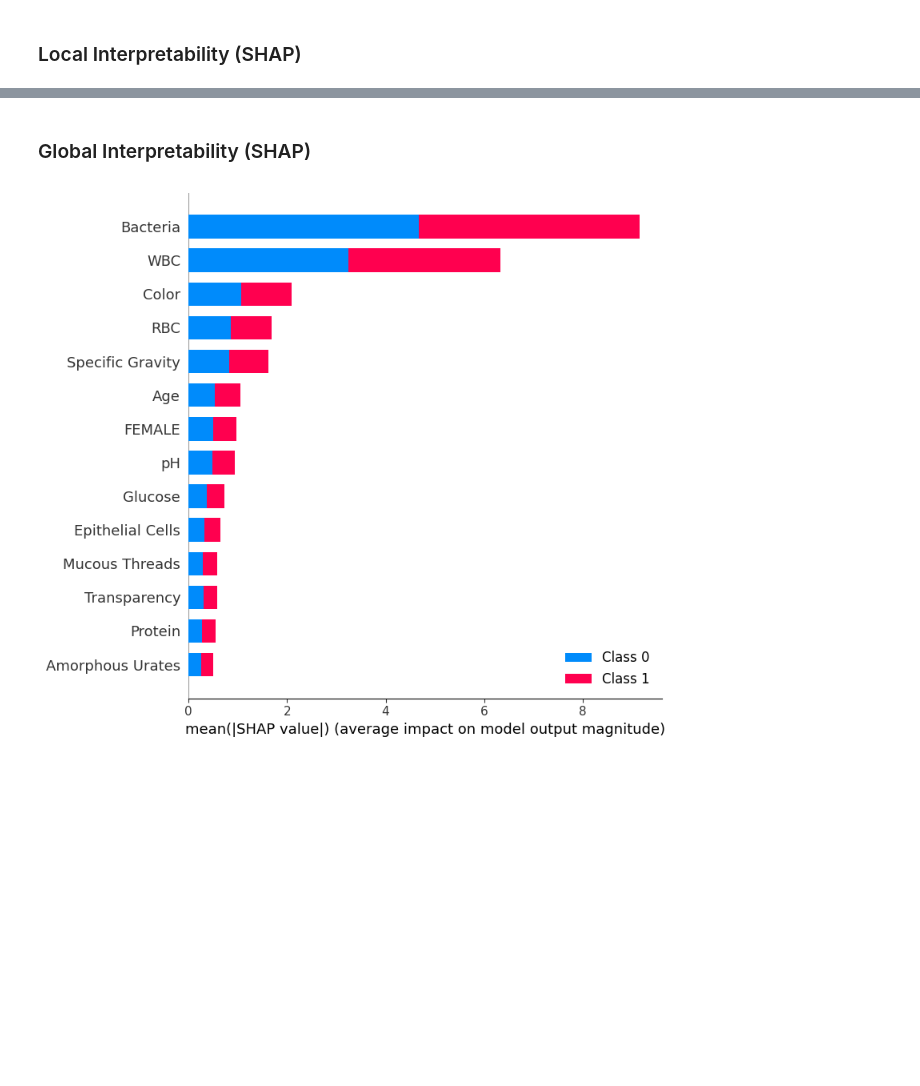
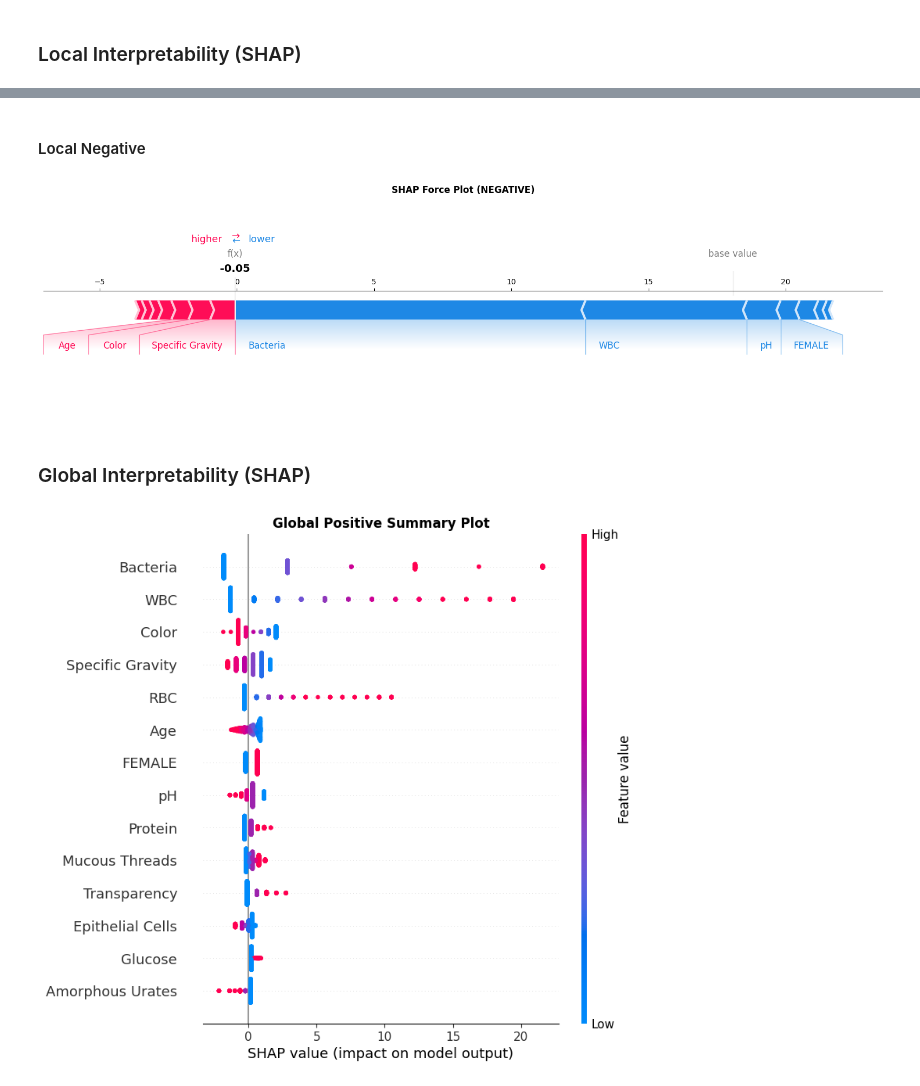
Before and after one commit to kr-agdeppa/UTI-Diagnosis-Classification, a Jupyter notebook: src/MODEL INTERPRETATION.ipynb, the cells around one changed output, grey strips where cells are left out. Drawn from its saved outputs; the diff is of its cells as text; code cells hidden in the pictures; blank space fills up the shorter version.

```diff
--- a/src/MODEL INTERPRETATION.ipynb
+++ b/src/MODEL INTERPRETATION.ipynb
@@ -120,0 +143,5 @@ ClassifierNN(
+# %%
+# Sample data to use for local interpretability (NEGATIVE)
+SAMPLE_INDEX_NEGATIVE  = 0
+INPUT_DATA_NEGATIVE = X_TEST.iloc[SAMPLE_INDEX_NEGATIVE]
+LABEL_NEG = Y_TEST.to_list()[SAMPLE_INDEX_NEGATIVE]
@@ -239,7 +265,17 @@ shap.force_plot(EXPLAINER.expected_value[1], SHAP_VALUES[1][SAMPLE_INDEX], X_TRA
+# %% [markdown]
+#### Local Negative
+# %%
+shap.force_plot(EXPLAINER.expected_value[0], SHAP_VALUES[0][SAMPLE_INDEX_NEGATIVE], X_TRAIN.columns, matplotlib=True, show=False)
+plt.title("SHAP Force Plot (NEGATIVE)", fontdict={"fontweight":"bold"}, y=1.75)
+plt.show()
+# %% [output]
+[figure, added]
 # %% [markdown]
 ### Global Interpretability (SHAP)
-# %%
-# selecting the first array from the variable values. values[1] = POSITIVE classification
-shap.summary_plot(SHAP_VALUES, X_TEST_UNSCALED)
-# %% [output]
-[figure, removed]
+# %%
+# SHAP Global Positive Summary Plot
+shap.summary_plot(SHAP_VALUES[1], X_TEST, show=False)
+plt.title("Global Positive Summary Plot", fontdict={"fontweight":"bold"})
+plt.show()
+# %% [output]
+[figure, added]
```
Also changed, not shown: parts of 20 cells of this notebook.
